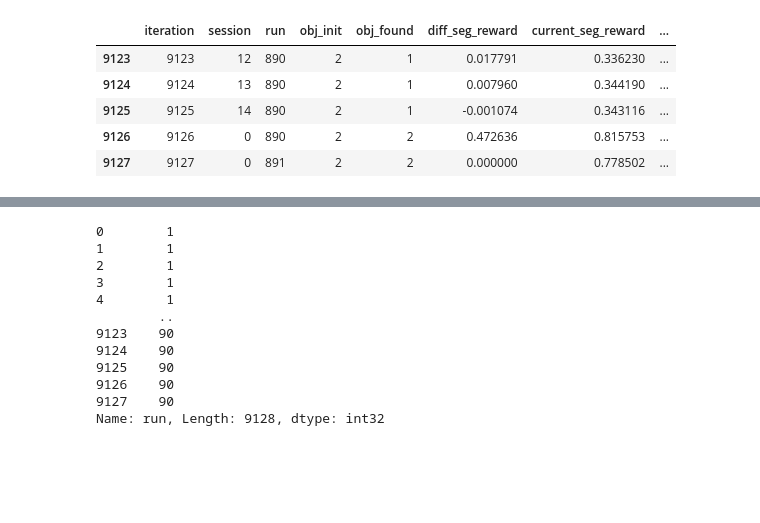
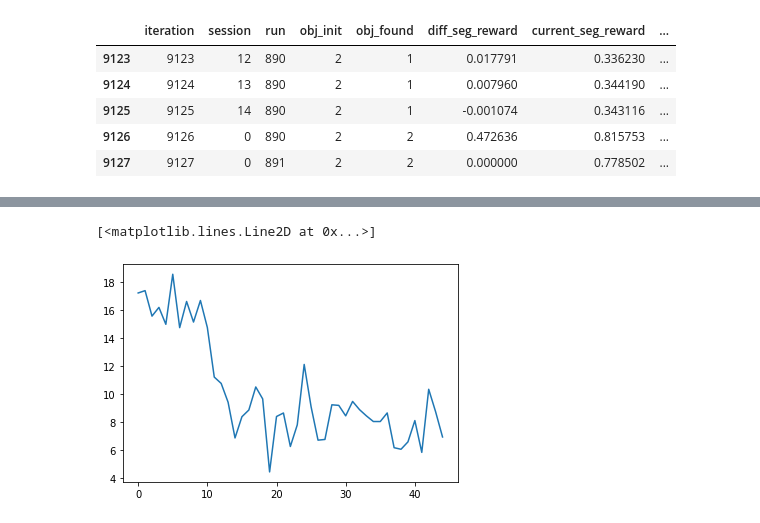
Before and after one commit to RaulGhisa/evaluator-push-to-find-targets, a Jupyter notebook: push_evaluator.ipynb, the cells around one changed output, grey strips where cells are left out. Saved outputs shown, nothing was run; the diff lists cells and outputs as text; code cells hidden in the pictures; blank space fills up the shorter version.

```diff
--- a/push_evaluator.ipynb
+++ b/push_evaluator.ipynb
@@ -40,18 +43,31 @@ plt.plot(df['iteration'], df['loss'])
-# %%
-df['run'] // 10 + 1
-# %% [output]
-0        1
-1        1
-2        1
-3        1
-4        1
-        ..
-9123    90
-9124    90
-9125    90
-9126    90
-9127    90
-Name: run, Length: 9128, dtype: int32
+# %%
+THR = 15
+INTERVALS = 20
+
+# temp = F.success_rate_on_run_intervals(df, THR, INTERVALS)
+# plt.bar(temp['run_interval'], temp['success_rate'])
+
+# def target_found_per_session(df):
+#     return df.loc[df['session'] != 0].groupby(df['session']).mean()
+
+# temp = F.target_found_per_session(df)
+# plt.bar(temp['session'], temp['obj_found'])
+
+# def reward_diff_on_run_intervals(df, interval):
+#     df['run_interval'] = df['run'] // interval
+#     temp = df.groupby(df['run_interval']).apply(lambda x: x.groupby(df['run']).apply(lambda x: x['diff_seg_reward']).sum())
+# #     temp = temp.to_frame(name='success_rate').reset_index()
+
+#     return temp
+
+temp = reward_diff_on_run_intervals(df, INTERVALS)
+
+# print(temp)
+
+plt.plot(temp)
+# %% [output]
+[<matplotlib.lines.Line2D at 0x...>]
+[figure, added]
 # %%
 F.success_rate(df)
 # F.avg_successful_pushes(df)
```
Also changed, not shown: parts of 6 cells of this notebook, 1 other file.
